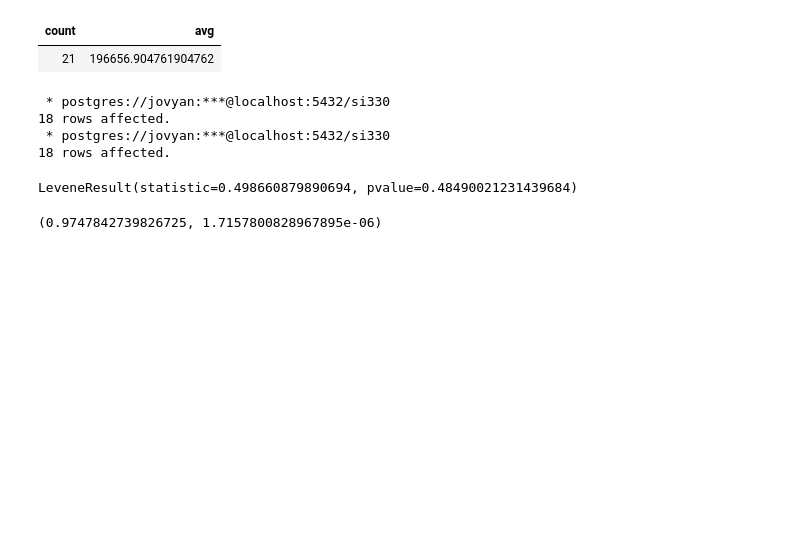
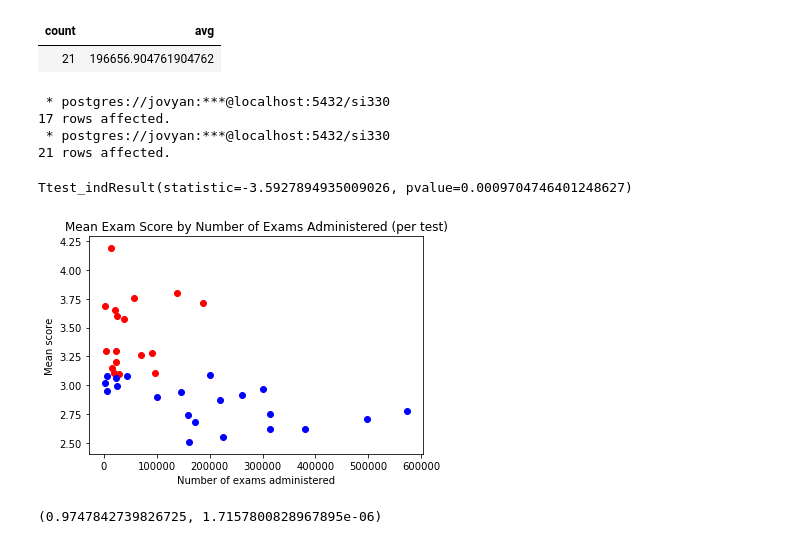
Before and after one commit to swinter00/si330_final, a Jupyter notebook: final.ipynb, the cells around one changed output. Saved outputs shown, nothing was run; the diff lists cells and outputs as text; code cells hidden in the pictures; blank space fills up the shorter version.

Commit message:
Add scatter visualization

```diff
--- a/final.ipynb
+++ b/final.ipynb
@@ -104,17 +104,34 @@ Done.
 | 21 | 196656.904761904762 |
 # %%
 # Let's see if there's a correlation between number administered and mean score (using a T test!)
-num_greater_than_3 = %sql select "Number administered" from exams where "Mean score" >= 3.1
-num_greater_than_3 = [item[0] for item in pd.Series(num_greater_than_3).to_list()]
-num_less_than_3 = %sql select "Number administered" from exams where "Mean score" < 3.1 order by "Number administered" desc limit 18
-num_less_than_3 = [item[0] for item in pd.Series(num_less_than_3).to_list()]
-stats.levene(num_greater_than_3, num_less_than_3)
+high_data = %sql select "Number administered", "Mean score" from exams where "Mean score" >= 3.1
+num_greater_than_3 = [item[0] for item in pd.Series(high_data).to_list()]
+low_data = %sql select "Number administered", "Mean score" from exams where "Mean score" < 3.1
+num_less_than_3 = [item[0] for item in pd.Series(low_data).to_list()]
+
+stats.ttest_ind(num_greater_than_3, num_less_than_3)
 # %% [output]
  * postgres://jovyan:***@localhost:5432/si330
-18 rows affected.
+17 rows affected.
  * postgres://jovyan:***@localhost:5432/si330
-18 rows affected.
+21 rows affected.
-LeveneResult(statistic=0.498660879890694, pvalue=0.48490021231439684)
+Ttest_indResult(statistic=-3.5927894935009026, pvalue=0.0009704746401248627)
+# %%
+# Let's take a look at the visual correlation between mean score and number of exams administered
+mean_greater_than_3 = [item[1] for item in pd.Series(high_data).to_list()]
+mean_less_than_3 = [item[1] for item in pd.Series(low_data).to_list()]
+
+fig, ax = plt.subplots()
+ax.set_xlabel("Number of exams administered")
+ax.set_ylabel("Mean score")
+plt.scatter(num_greater_than_3, mean_greater_than_3, c = "r", label = "Mean score >= 3.1")
+plt.scatter(num_less_than_3, mean_less_than_3, c = "b", label="Mean score < 3.1")
+
+plt.title('Mean Exam Score by Number of Exams Administered (per test)')
+
+plt.show()
+# %% [output]
+[figure, added]
 # %%
 import os
 from pathlib import Path
```
Also changed, not shown: parts of 6 cells of this notebook.
